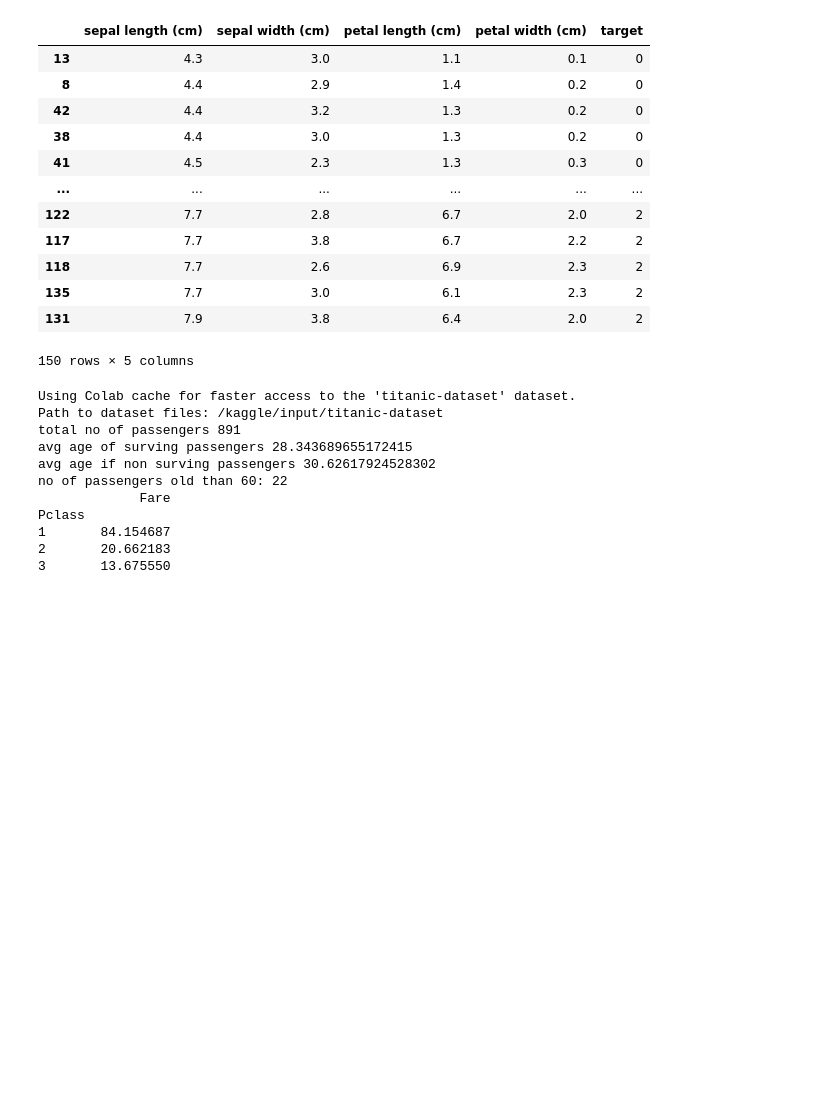
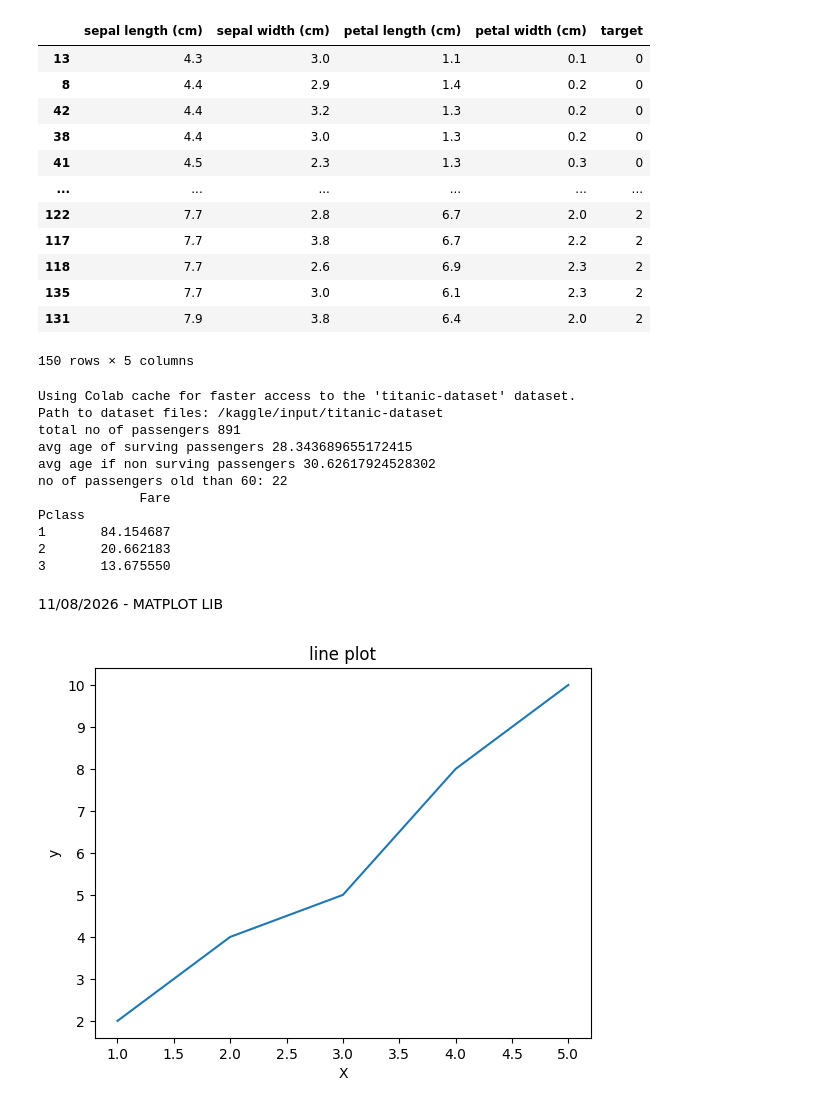
Before and after one commit to crce9830ecs-lang/aiml_labs, a Jupyter notebook: ML_LAB.ipynb, the cells around one changed output. Drawn from its saved outputs; the diff is of its cells as text; code cells hidden in the pictures; blank space fills up the shorter version.

```diff
--- a/ML_LAB.ipynb
+++ b/ML_LAB.ipynb
@@ -259,3 +259,17 @@ Pclass
 1       84.154687
 2       20.662183
 3       13.675550
+# %% [markdown]
+11/08/2026 - MATPLOT LIB
+# %%
+#activity1
+import matplotlib.pyplot as plt
+x= [1,2,3,4,5]
+y= [2,4,5,8,10]
+plt.plot(x,y)
+plt.title("line plot")
+plt.xlabel("X")
+plt.ylabel("y")
+plt.show()
+# %% [output]
+[figure, added]
```
Also changed, not shown: parts of 3 cells of this notebook.
